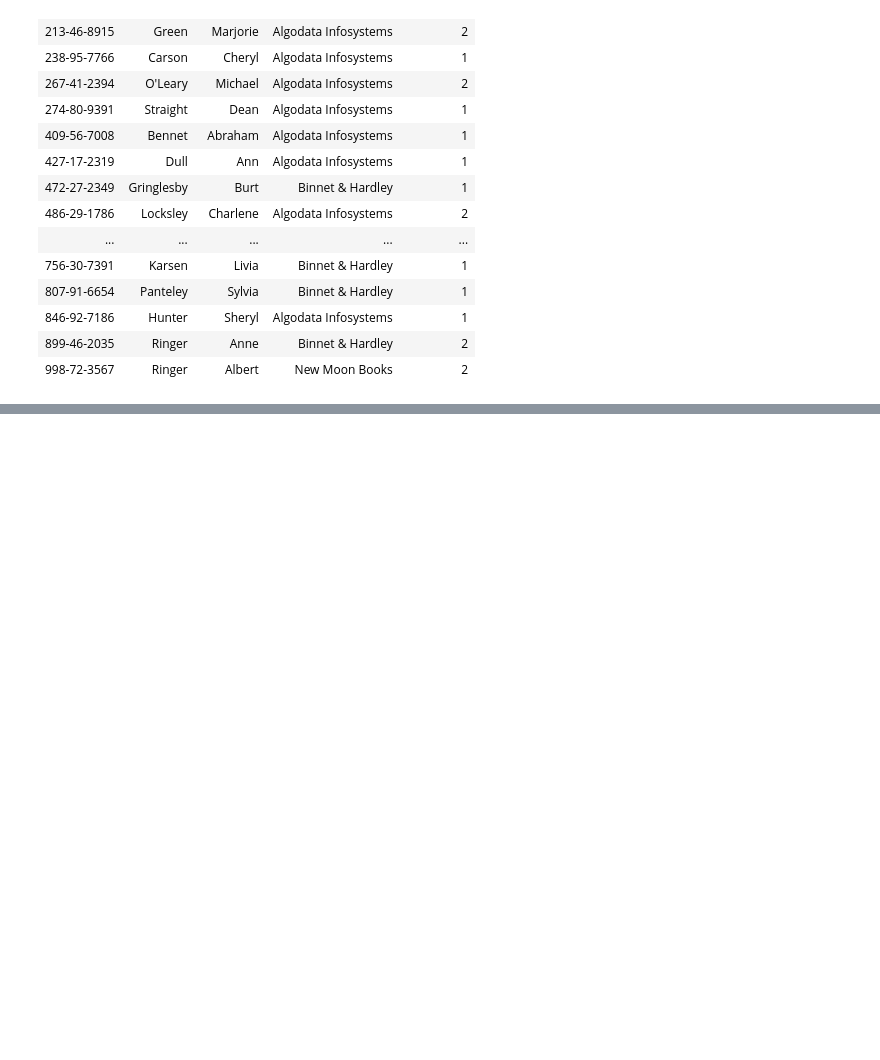
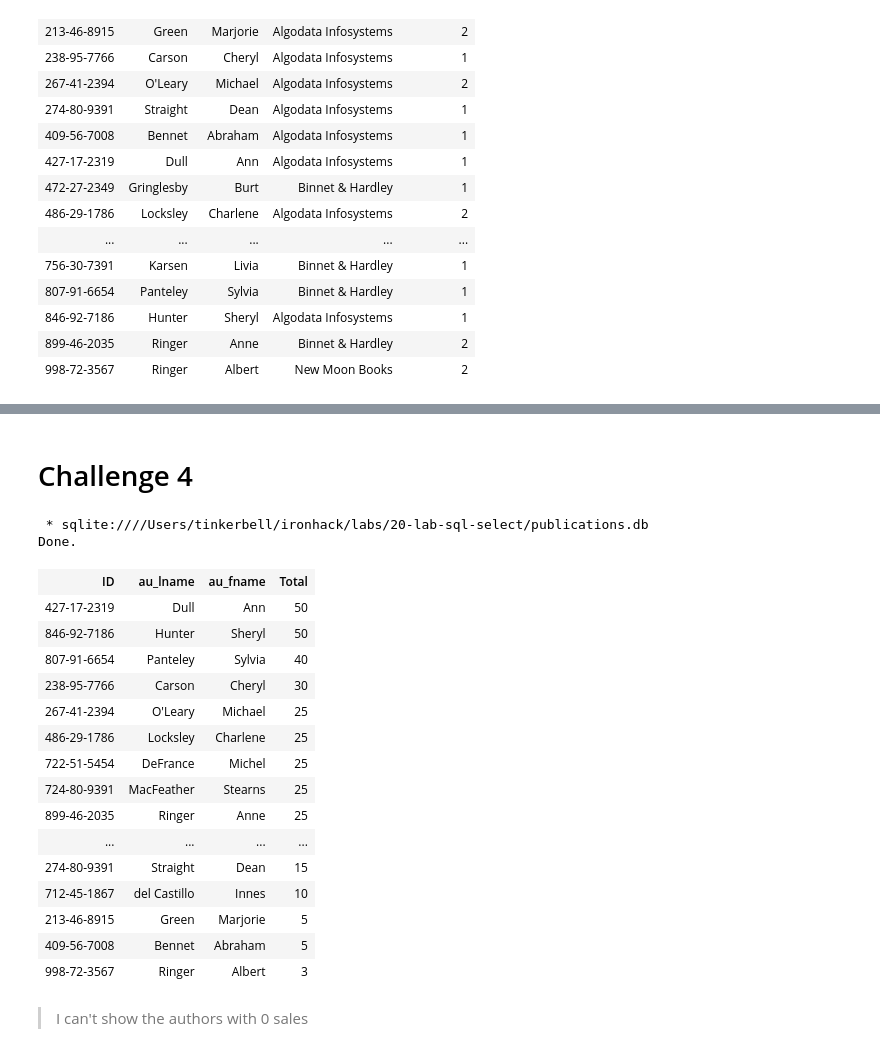
Before and after one commit to ironhack-bcn-data-pt/20-lab-sql-select, a Jupyter notebook: your-code/solution.ipynb, the cells around one changed output, grey strips where cells are left out. Saved outputs shown, nothing was run; the diff lists cells and outputs as text; code cells hidden in the pictures; blank space fills up the shorter version.

Commit message:
more challenges

```diff
--- a/your-code/solution.ipynb
+++ b/your-code/solution.ipynb
@@ -202,0 +221,32 @@ Done.
+# %% [markdown]
+# Challenge 4
+# %%
+%%sql
+select authors.au_id as ID, authors.au_lname, authors.au_fname, sales.qty as Total
+from authors join titleauthor on authors.au_id = titleauthor.au_id
+             join titles on titleauthor.title_id = titles.title_id
+             join sales on titles.title_id = sales.title_id
+group by authors.au_id, authors.au_lname, authors.au_fname
+order by Total desc
+limit 23
+# %% [output]
+ * sqlite:////Users/tinkerbell/ironhack/labs/20-lab-sql-select/publications.db
+Done.
+| ID | au_lname | au_fname | Total |
+| 427-17-2319 | Dull | Ann | 50 |
+| 846-92-7186 | Hunter | Sheryl | 50 |
+| 807-91-6654 | Panteley | Sylvia | 40 |
+| 238-95-7766 | Carson | Cheryl | 30 |
+| 267-41-2394 | O'Leary | Michael | 25 |
+| 486-29-1786 | Locksley | Charlene | 25 |
+| 722-51-5454 | DeFrance | Michel | 25 |
+| 724-80-9391 | MacFeather | Stearns | 25 |
+| 899-46-2035 | Ringer | Anne | 25 |
+| ... | ... | ... | ... |
+| 274-80-9391 | Straight | Dean | 15 |
+| 712-45-1867 | del Castillo | Innes | 10 |
+| 213-46-8915 | Green | Marjorie | 5 |
+| 409-56-7008 | Bennet | Abraham | 5 |
+| 998-72-3567 | Ringer | Albert | 3 |
+# %% [markdown]
+> I can't show the authors with 0 sales
```
Also changed, not shown: parts of 2 cells of this notebook.
